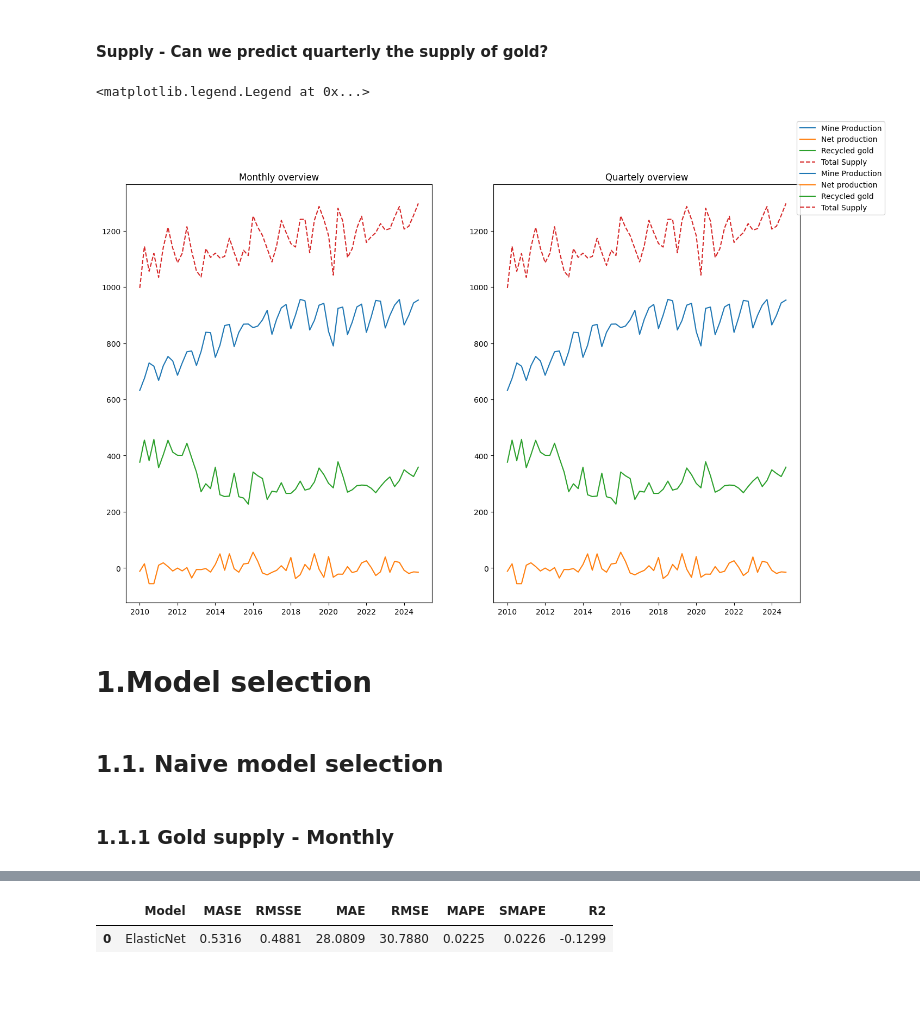
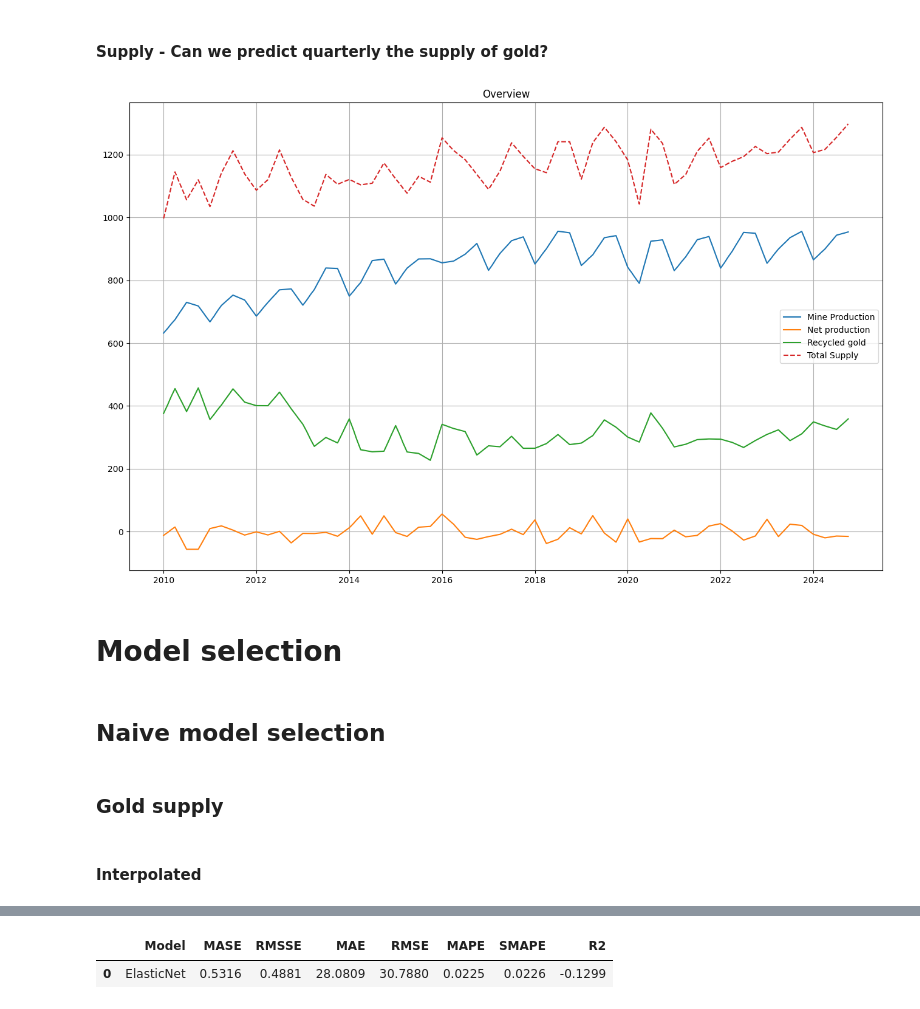
Before and after one commit to ShiyiU/HTTStockIndustryRankingTool, a Jupyter notebook: Gold and Silver/EDA.ipynb, the cells around one changed output, grey strips where cells are left out. Saved outputs shown, nothing was run; the diff lists cells and outputs as text; code cells hidden in the pictures.

```diff
--- a/Gold and Silver/EDA.ipynb
+++ b/Gold and Silver/EDA.ipynb
@@ -129,7 +129,7 @@ df_monthly_recycled_gold = (recycled_gold[['Date', 'Recycled Gold']]
               .interpolate(method='linear'))
 
 # !!! Total supply
-total_supply = total_supply[16:].copy()
+total_supply = total_supply[16:]
 extract = total_supply['Quarter period'].str.extract(r'Q(?P<q>\d)\'(?P<y>\d+)')
 total_supply['Date_Clean'] = "20" + extract['y'] + "-Q" + extract['q']
 total_supply['Date'] = pd.to_datetime(total_supply['Date_Clean'])
@@ -143,29 +143,25 @@ df_monthly_total_supply = (total_supply[['Date', 'Total Supply']]
               .mean()
               .interpolate(method='linear'))
 # %%
-fig, axis = PLT.subplots(1, 2, figsize = (16,10))
-axis[0].set_title("Monthly overview")
-axis[0].plot(df_monthly_mine_production, label = "Mine Production")
-axis[0].plot(df_monthly_net_producer, label = "Net production")
-axis[0].plot(df_monthly_recycled_gold, label = "Recycled gold")
-axis[0].plot(df_monthly_total_supply, label="Total Supply", linestyle='dashed')
+PLT.figure(figsize=(16,10))
+PLT.title("Overview")
+PLT.plot(df_monthly_mine_production, label = "Mine Production")
+PLT.plot(df_monthly_net_producer, label = "Net production")
+PLT.plot(df_monthly_recycled_gold, label = "Recycled gold")
+PLT.plot(df_monthly_total_supply, label="Total Supply", linestyle='dashed')
 
-axis[1].set_title("Quartely overview")
-axis[1].plot(mine_production['Date'], mine_production['Supply'], label= "Mine Production")
-axis[1].plot(net_producer['Date'], net_producer['Net Production'], label= "Net production")
-axis[1].plot(recycled_gold['Date'], recycled_gold['Recycled Gold'], label= "Recycled gold")
-axis[1].plot(total_supply['Date'], total_supply['Total Supply'], label="Total Supply", linestyle='dashed')
-
-fig.legend()
+PLT.legend()
+PLT.grid()
 # %% [output]
-<matplotlib.legend.Legend at 0x...>
-[figure, old version]
+[figure, new version]
 # %% [markdown]
-# 1.**Model selection**
+# **Model selection**
 # %% [markdown]
-## 1.1. Naive model selection
+## Naive model selection
 # %% [markdown]
-### 1.1.1 Gold supply - Monthly
+### Gold supply
+# %% [markdown]
+#### Interpolated
 # %%
 # Init the TSForecaster object which allows us use 'setup', 'model_selection' and other py-caret time-series modules;
 model = TSForecastingExperiment()
```
Also changed, not shown: parts of 26 cells of this notebook.
